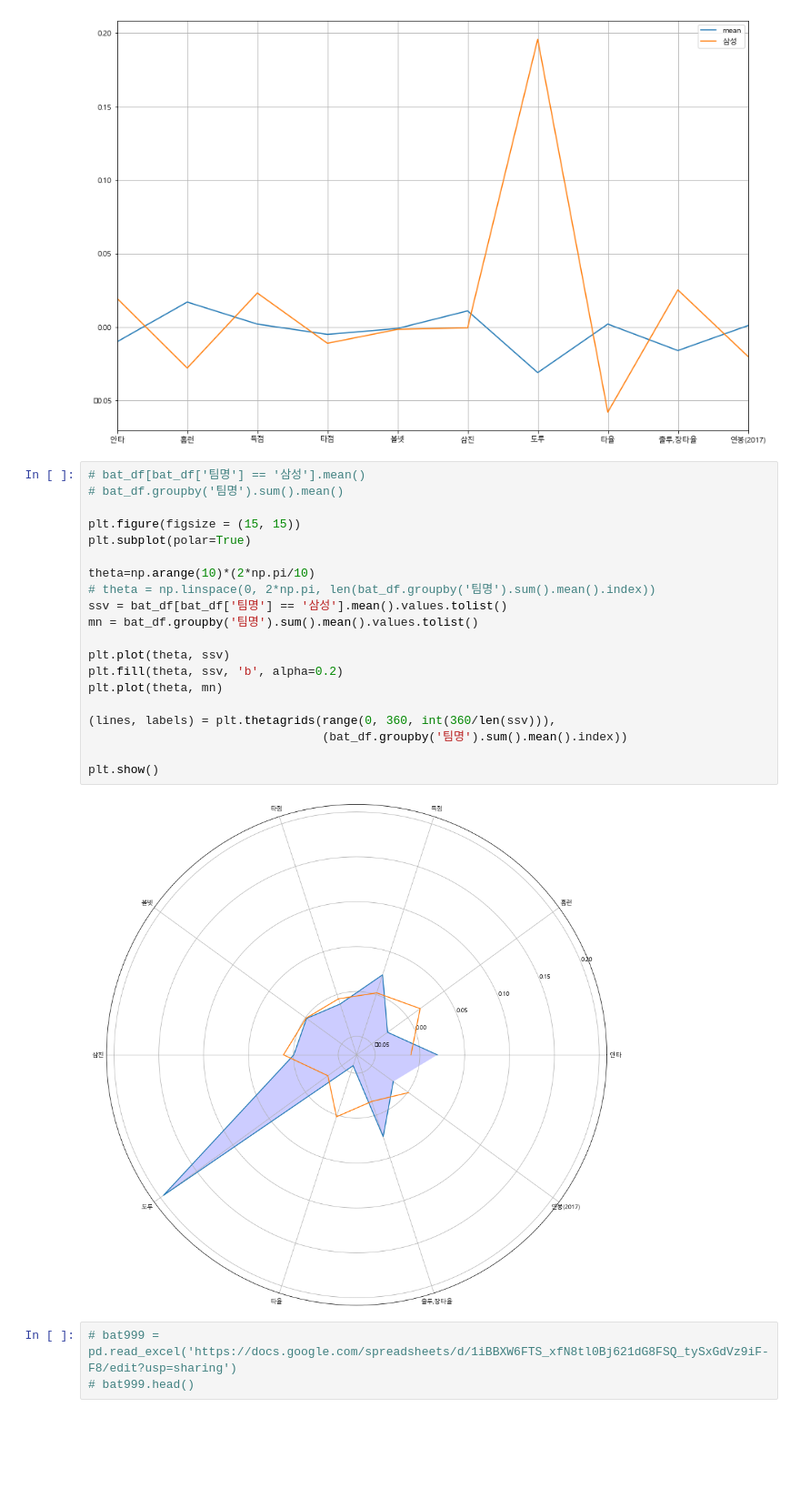
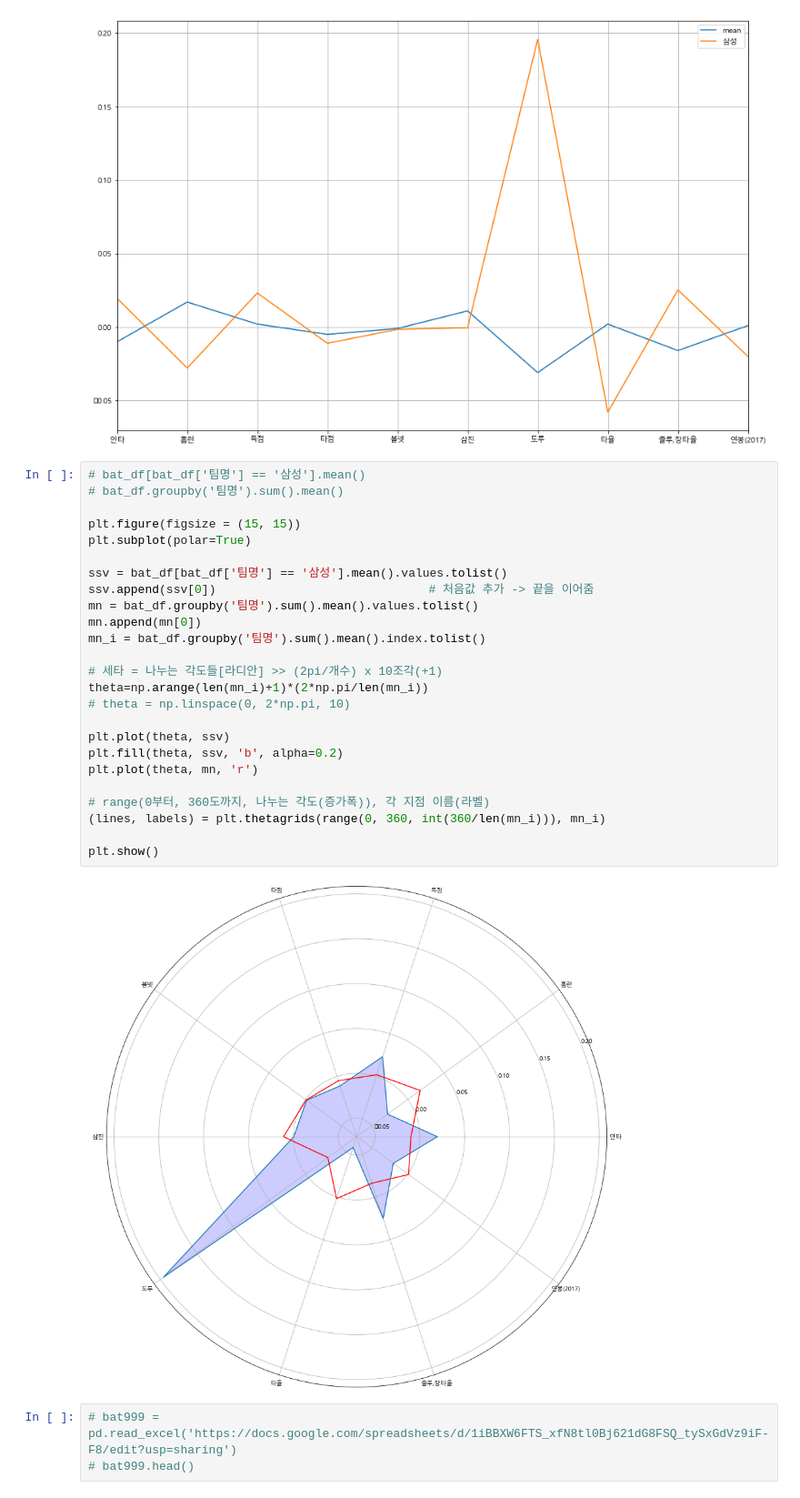
Before and after one commit to PIUphil/toheaven, a Jupyter notebook: 야구2.ipynb, the cells around one changed output. Shown at 91% size. Drawn from its saved outputs; the diff is of its cells as text; blank space fills up the shorter version.

```diff
--- a/야구2.ipynb
+++ b/야구2.ipynb
@@ -155,25 +155,30 @@ plt.show()
 # %%
 # bat_df[bat_df['팀명'] == '삼성'].mean()
 # bat_df.groupby('팀명').sum().mean()
 
 plt.figure(figsize = (15, 15))
 plt.subplot(polar=True)
 
-theta=np.arange(10)*(2*np.pi/10)
-# theta = np.linspace(0, 2*np.pi, len(bat_df.groupby('팀명').sum().mean().index))
 ssv = bat_df[bat_df['팀명'] == '삼성'].mean().values.tolist()
+ssv.append(ssv[0])                              # 처음값 추가 -> 끝을 이어줌
 mn = bat_df.groupby('팀명').sum().mean().values.tolist()
+mn.append(mn[0])
+mn_i = bat_df.groupby('팀명').sum().mean().index.tolist()
+
+# 세타 = 나누는 각도들[라디안] >> (2pi/개수) x 10조각(+1)
+theta=np.arange(len(mn_i)+1)*(2*np.pi/len(mn_i))
+# theta = np.linspace(0, 2*np.pi, 10)
 
 plt.plot(theta, ssv)
 plt.fill(theta, ssv, 'b', alpha=0.2)
-plt.plot(theta, mn)
+plt.plot(theta, mn, 'r')
 
-(lines, labels) = plt.thetagrids(range(0, 360, int(360/len(ssv))),
-                                 (bat_df.groupby('팀명').sum().mean().index))
+# range(0부터, 360도까지, 나누는 각도(증가폭)), 각 지점 이름(라벨)
+(lines, labels) = plt.thetagrids(range(0, 360, int(360/len(mn_i))), mn_i)
 
 plt.show()
 # %% [output]
-[figure, old version]
+[figure, new version]
 # %%
 # bat999 = pd.read_excel('https://docs.google.com/spreadsheets/d/1iBBXW6FTS_xfN8tl0Bj621dG8FSQ_tySxGdVz9iF-F8/edit?usp=sharing')
 # bat999.head()
```
Also changed, not shown: parts of 3 cells of this notebook.
